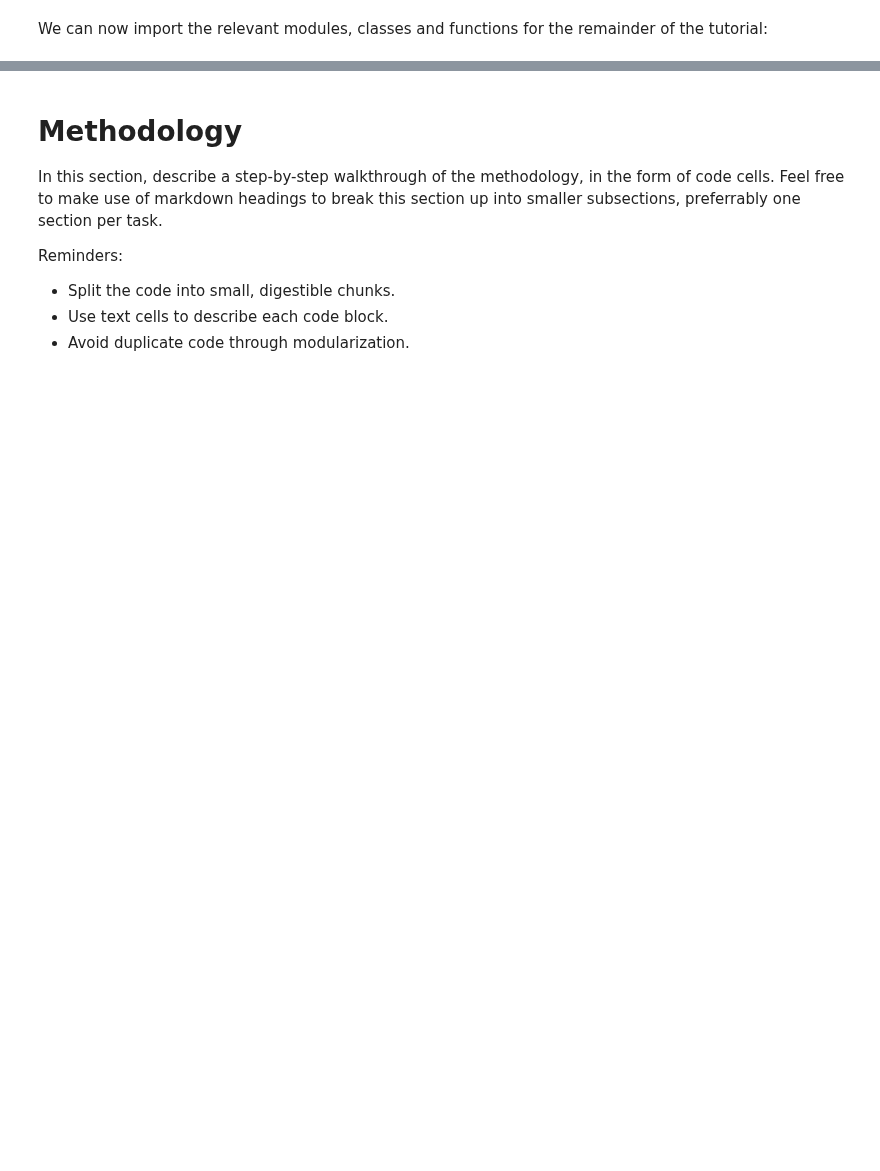
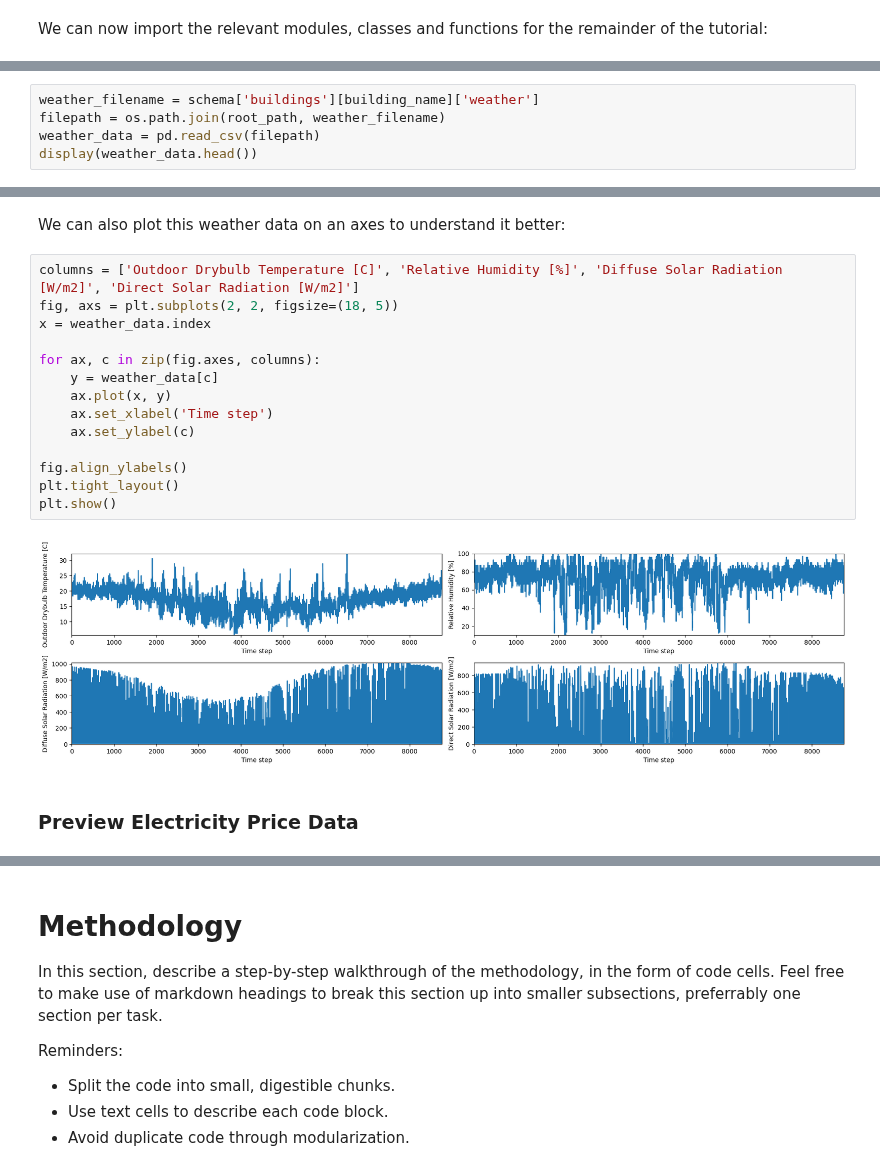
Before and after one commit to intelligent-environments-lab/CityLearn, a Jupyter notebook: examples/citylearn_ccai_tutorial.ipynb, the cells around one changed output, grey strips where cells are left out. Cells and saved outputs as stored; diff of their text form; blank space fills up the shorter version.

```diff
--- a/examples/citylearn_ccai_tutorial.ipynb
+++ b/examples/citylearn_ccai_tutorial.ipynb
@@ -304,0 +385,5 @@ In this section, you might also want to describe the different input and output
+# %%
+weather_filename = schema['buildings'][building_name]['weather']
+filepath = os.path.join(root_path, weather_filename)
+weather_data = pd.read_csv(filepath)
+display(weather_data.head())
@@ -304,0 +411,20 @@ In this section, you might also want to describe the different input and output
+# %% [markdown]
+We can also plot this weather data on an axes to understand it better:
+# %%
+columns = ['Outdoor Drybulb Temperature [C]', 'Relative Humidity [%]', 'Diffuse Solar Radiation [W/m2]', 'Direct Solar Radiation [W/m2]']
+fig, axs = plt.subplots(2, 2, figsize=(18, 5))
+x = weather_data.index
+
+for ax, c in zip(fig.axes, columns):
+    y = weather_data[c]
+    ax.plot(x, y)
+    ax.set_xlabel('Time step')
+    ax.set_ylabel(c)
+
+fig.align_ylabels()
+plt.tight_layout()
+plt.show()
+# %% [output]
+[figure, added]
+# %% [markdown]
+### Preview Electricity Price Data
```
Also changed, not shown: parts of 87 cells of this notebook.
